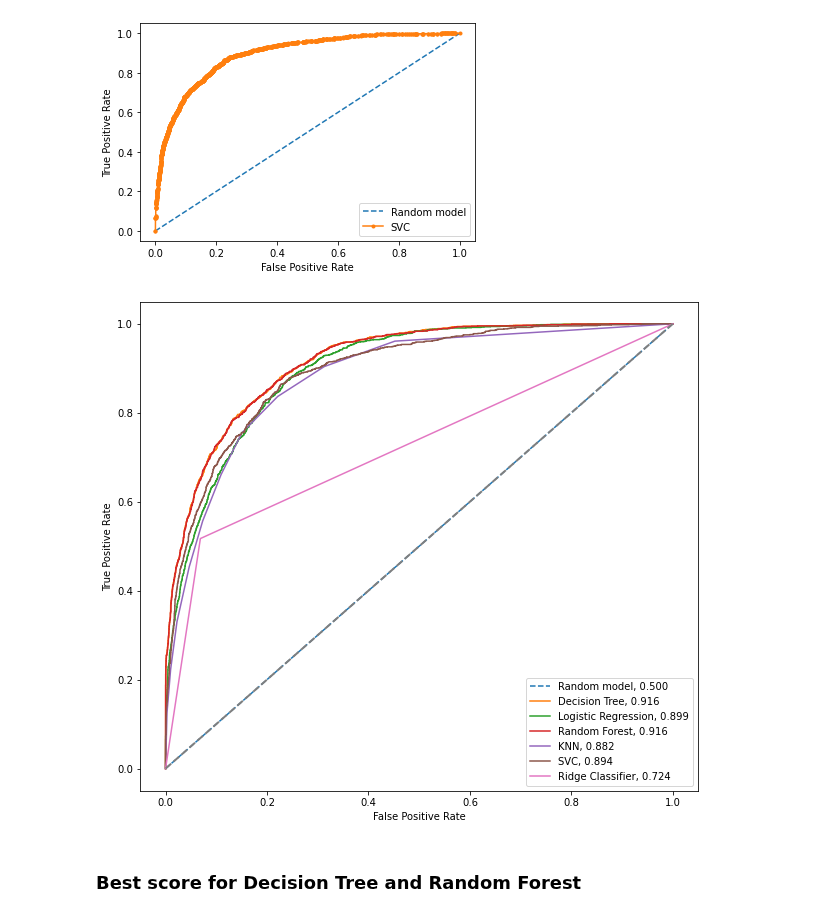
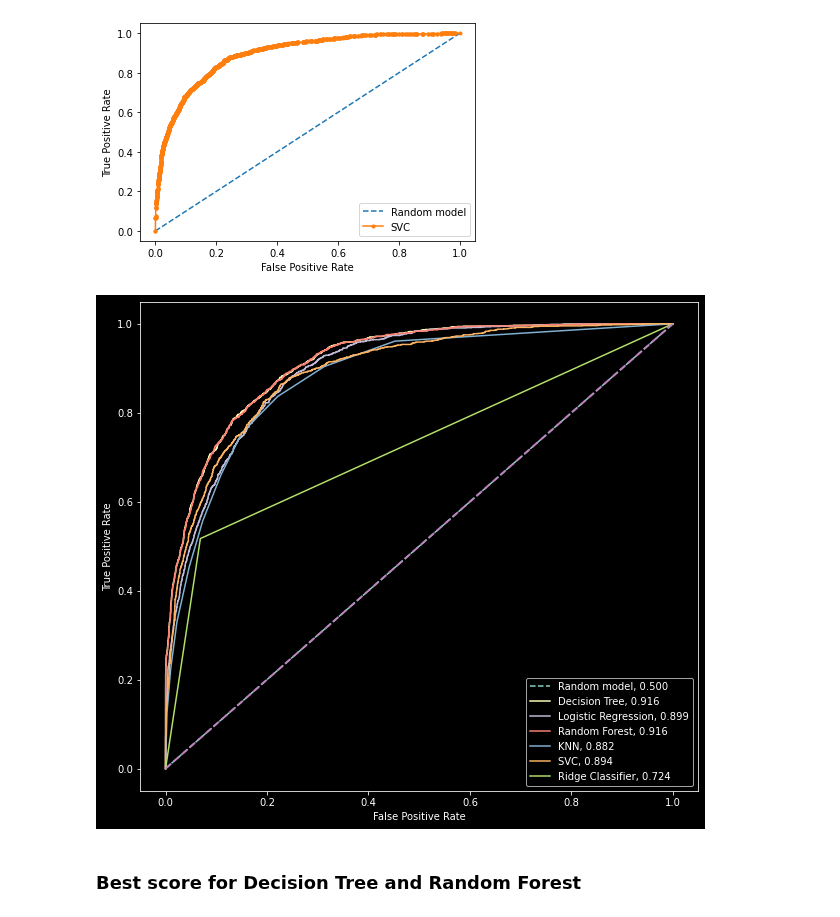
Before and after one commit to agomolka/AdultIncomeAnalysis, a Jupyter notebook: Adult_income_analysis_ColumnTransformer.ipynb, the cells around one changed output. Cells and saved outputs as stored; diff of their text form; code cells hidden in the pictures.

Commit message:
Saving image of ROC Curve

```diff
--- a/Adult_income_analysis_ColumnTransformer.ipynb
+++ b/Adult_income_analysis_ColumnTransformer.ipynb
@@ -404,31 +404,32 @@ SVC: ROC AUC=0.894
 [figure]
 # %%
  # Determining the size of the drawing
+plt.style.use('dark_background')
 fig, ax = plt.subplots(figsize=(10,9))
 
 #about Random model
 ns_probs = [0 for _ in range(len(y_test))]
 ns_auc = roc_auc_score(y_test, ns_probs)
 ns_fpr, ns_tpr, _ = roc_curve(y_test, ns_probs)
 
 # plot the roc curve for the model
 plt.plot(ns_fpr, ns_tpr, linestyle='--', label="Random model, %.3f" % (ns_auc))
 plt.plot(lr_fpr_tree, lr_tpr_tree, label="Decision Tree, %.3f" % (lr_auc_tree))
 plt.plot(lr_fpr_logr, lr_tpr_logr, label="Logistic Regression, %.3f" % (lr_auc_logr))
 plt.plot(lr_fpr_rf, lr_tpr_rf,  label="Random Forest, %.3f" % (lr_auc_rf))
 plt.plot(lr_fpr_knn, lr_tpr_knn, label="KNN, %.3f" % (lr_auc_knn))
 plt.plot(lr_fpr_svm, lr_tpr_svm,  label="SVC, %.3f" % (lr_auc_svm))
 plt.plot(lr_fpr_rc, lr_tpr_rc,  label="Ridge Classifier, %.3f" % (lr_auc_rc))
 
 plt.plot([0, 1], [0, 1], linestyle='--', lw=2)
 # axis labels
 plt.xlabel('False Positive Rate')
 plt.ylabel('True Positive Rate')
 # show the legend
 plt.legend()
 # show the plot
 plt.show()
 # %% [output]
-[figure, old version]
+[figure, new version]
 # %% [markdown]
 ### Best score for Decision Tree and Random Forest
```
Also changed, not shown: 1 other file.
